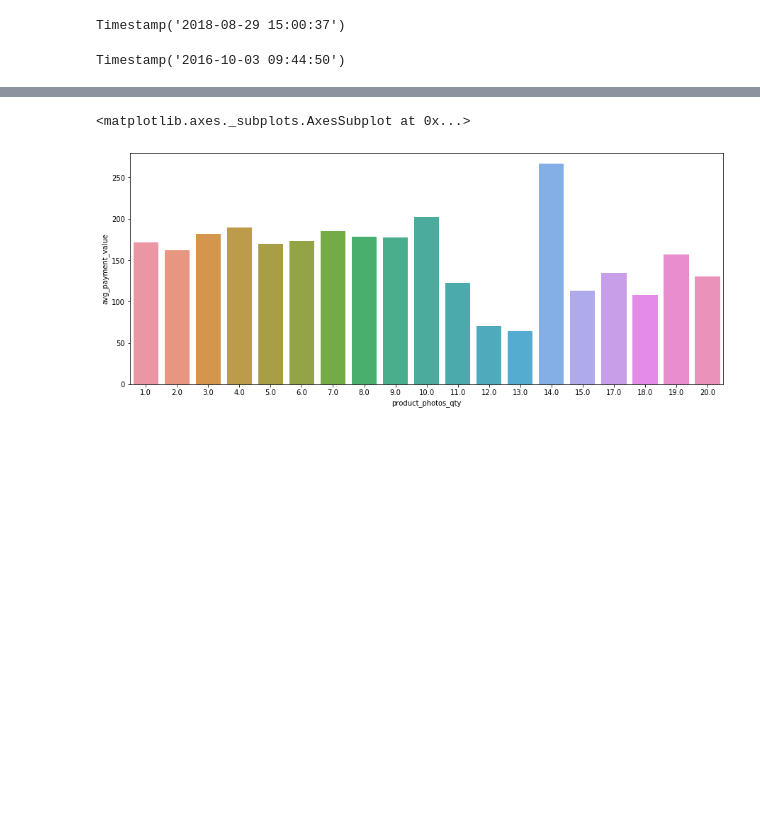
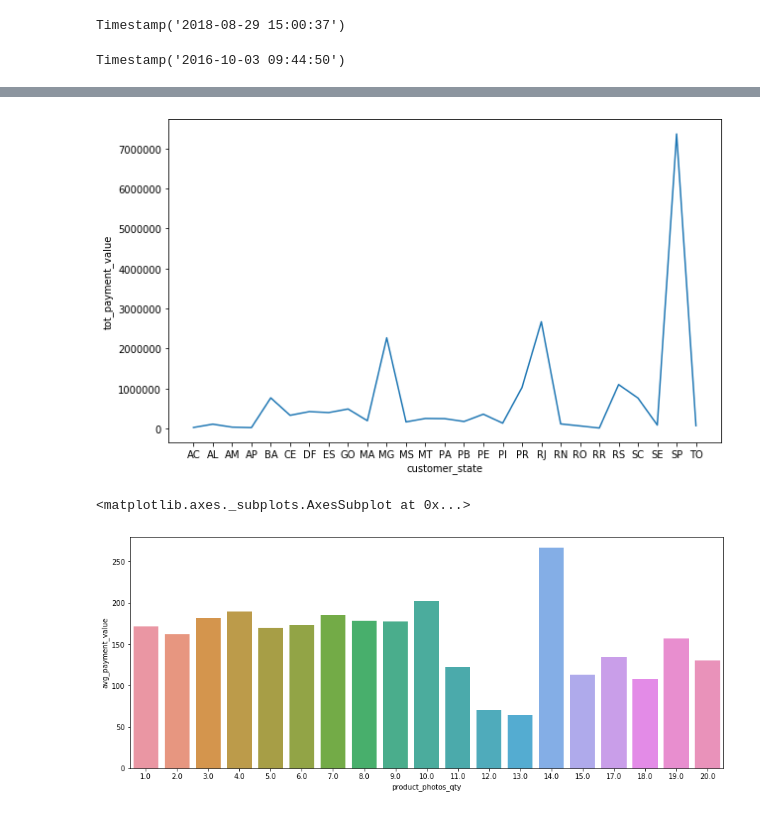
Before and after one commit to perezrm/brazilian_ecommerce, a Jupyter notebook: brazilian_ecommerce.ipynb, the cells around one changed output, grey strips where cells are left out. Saved outputs shown, nothing was run; the diff lists cells and outputs as text; code cells hidden in the pictures; blank space fills up the shorter version.

```diff
--- a/brazilian_ecommerce.ipynb
+++ b/brazilian_ecommerce.ipynb
@@ -174,3 +173,9 @@ sns.barplot(x = 'customer_state', y = 'tot_payment_value', data = df4)
+# %%
+fig = plt.figure(figsize=(10,6))
+ax = fig.gca()
+sns.lineplot(x = 'customer_state', y = 'tot_payment_value', data = df4);
+# %% [output]
+[figure, added]
 # %%
 df5 = df.groupby(['product_photos_qty']).agg({'payment_value':['mean'] })
 df5 = df5.reset_index()
```
Also changed, not shown: parts of 5 cells of this notebook.
